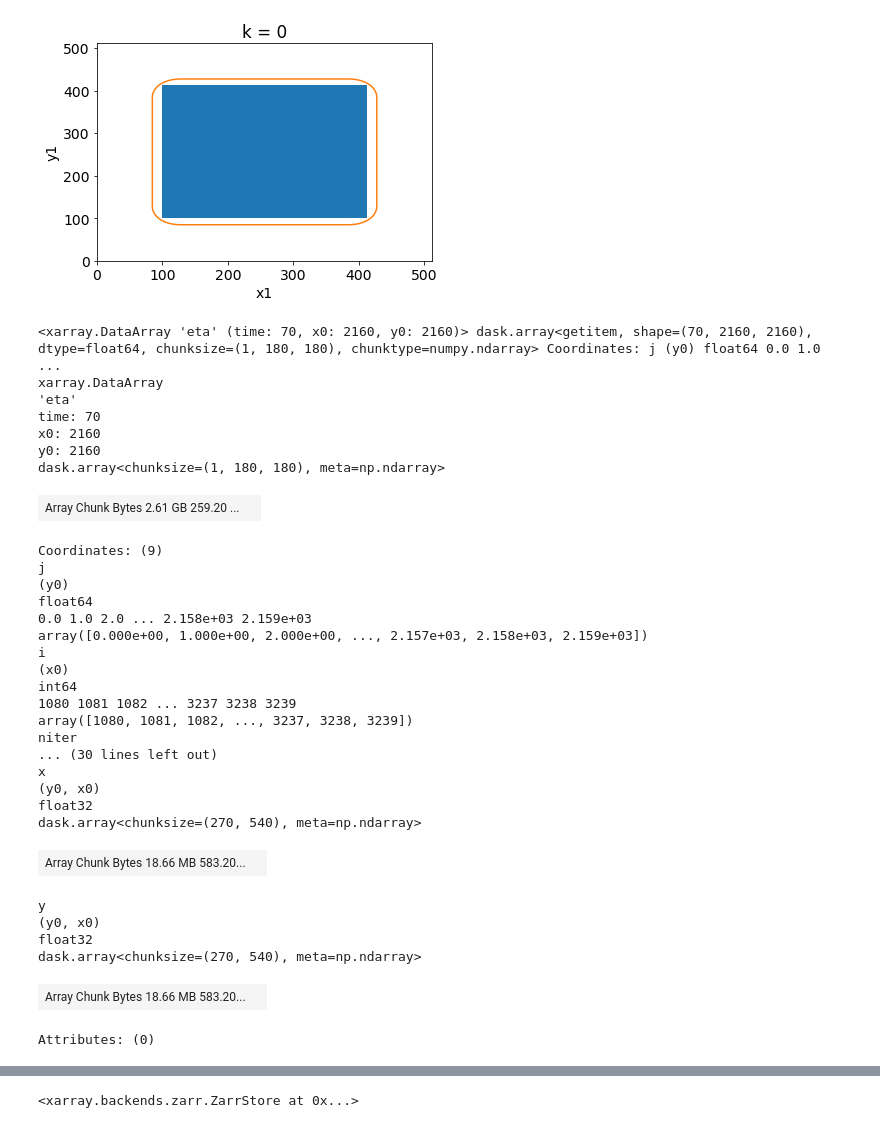
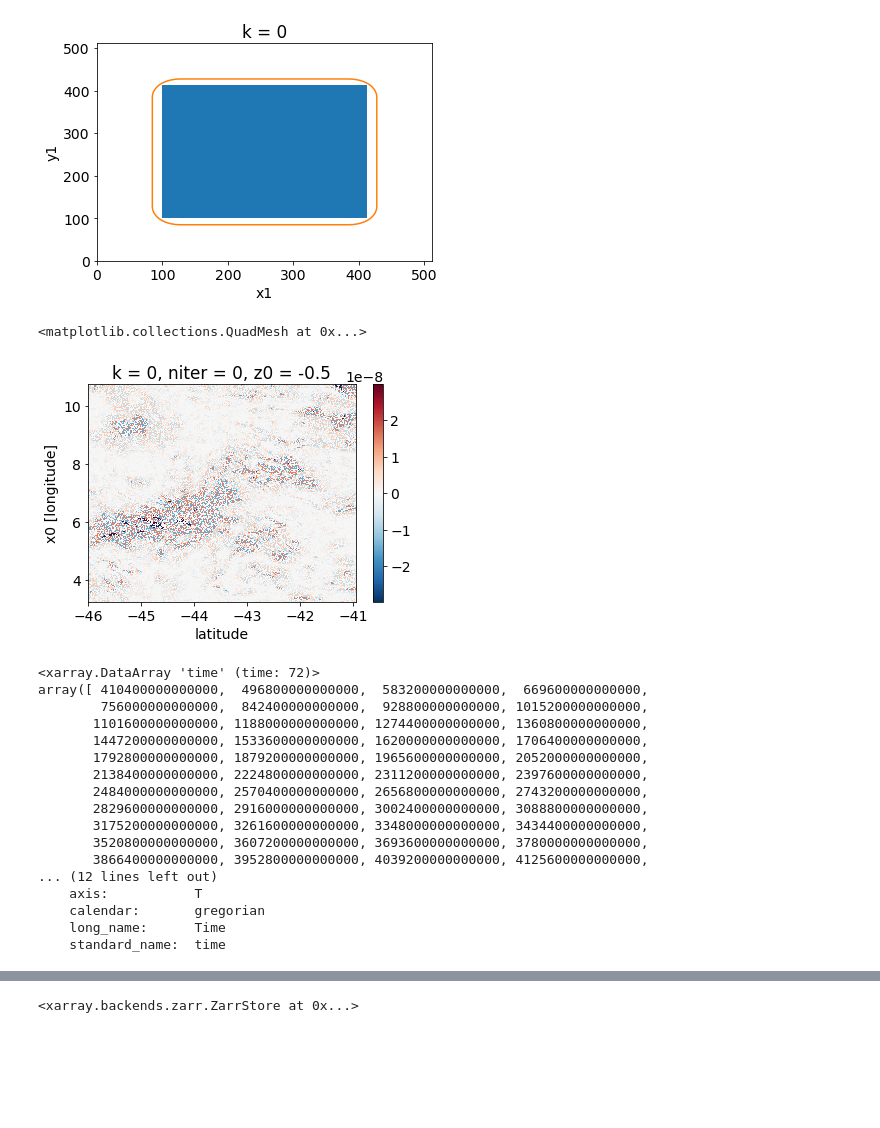
Before and after one commit to cspencerjones/separating-balanced, a Jupyter notebook: python/ginsburg_results/geostrophy_tangent_plane.ipynb, the cells around one changed output, grey strips where cells are left out. Cells and saved outputs as stored; diff of their text form; code cells hidden in the pictures; blank space fills up the shorter version.

```diff
--- a/python/ginsburg_results/geostrophy_tangent_plane.ipynb
+++ b/python/ginsburg_results/geostrophy_tangent_plane.ipynb
@@ -74,7 +82,7 @@ def sinc2(x, a):
     return np.sinc(x/a)
 
 window_width=72
-weight = xr.DataArray(sinc2(np.expand_dims(np.arange(-window_width/2,window_width/2),1),np.expand_dims(np.pi/f/3600*1.1,0)), dims=['window','j'])
+weight = xr.DataArray(sinc2(np.expand_dims(np.arange(-window_width/2,window_width/2),1),np.expand_dims(np.pi/f/3600,0)*1.1), dims=['window','j'])
 #weight = xr.DataArray(sinc2(np.arange(-window_width/2,window_width/2), window_width/2), dims=['window'])
 nofiles=1709
 u_eul_filtered = uvel_eul.U.chunk({'time':-1}).rolling(time=window_width, center=True).construct('window').dot(weight,dims='window')/weight.sum('window')
@@ -84,12 +92,12 @@ u_eul_filtered = u_eul_filtered.isel(time=slice(43,43+nofiles)).assign_coords({'
 v_eul_filtered = v_eul_filtered.isel(time=slice(43,43+nofiles)).assign_coords({'time':np.arange(0,nofiles)*3600})
 eta_eul_filtered = eta_eul_filtered.isel(time=slice(43,43+nofiles)).assign_coords({'time':np.arange(0,nofiles)*3600})
 
-u_eul_unfilt = uvel_eul.U.isel(time=slice(1,1800))
-v_eul_unfilt = vvel_eul.V.isel(time=slice(1,1800))
-eta_eul_unfilt = eta_eul.isel(time=slice(1,1800))
+u_eul_unfilt = uvel_eul.U.isel(time=slice(0,1800))
+v_eul_unfilt = vvel_eul.V.isel(time=slice(0,1800))
+eta_eul_unfilt = eta_eul.isel(time=slice(0,1800))
 
-u_eul_filtered = u_eul_filtered.isel(time=slice(1,1700,24)).drop_vars('time')
-v_eul_filtered = v_eul_filtered.isel(time=slice(1,1700,24)).drop_vars('time')
+u_eul_filtered = u_eul_filtered.isel(time=slice(0,1700,24)).drop_vars('time')
+v_eul_filtered = v_eul_filtered.isel(time=slice(0,1700,24)).drop_vars('time')
 # %%
 u_eul_filtered = u_eul_filtered.assign_coords(x0=("i", uvel_filtered.x0.values)).swap_dims({"i": "x0"})
 u_eul_filtered = u_eul_filtered.assign_coords(y0=("j", uvel_filtered.y0.values)).swap_dims({"j": "y0"})
@@ -593,38 +573,30 @@ ax.add_patch(Rectangle((100, 100), 312, 312))
 # %% [output]
 <matplotlib.patches.Rectangle at 0x...>
 [figure]
-# %%
-ssh_filtered
-# %% [output]
-<xarray.DataArray 'eta' (time: 70, x0: 2160, y0: 2160)> dask.array<getitem, shape=(70, 2160, 2160), dtype=float64, chunksize=(1, 180, 180), chunktype=numpy.ndarray> Coordinates: j (y0) float64 0.0 1.0 ...
-xarray.DataArray
-'eta'
-time: 70
-x0: 2160
-y0: 2160
-dask.array<chunksize=(1, 180, 180), meta=np.ndarray>
-| Array Chunk Bytes 2.61 GB 259.20 ... |  |
-Coordinates: (9)
-j
-(y0)
-float64
-0.0 1.0 2.0 ... 2.158e+03 2.159e+03
-array([0.000e+00, 1.000e+00, 2.000e+00, ..., 2.157e+03, 2.158e+03, 2.159e+03])
-i
-(x0)
-int64
-1080 1081 1082 ... 3237 3238 3239
-array([1080, 1081, 1082, ..., 3237, 3238, 3239])
-niter
-... (30 lines left out)
-x
-(y0, x0)
-float32
-dask.array<chunksize=(270, 540), meta=np.ndarray>
-| Array Chunk Bytes 18.66 MB 583.20... |  |
-y
-(y0, x0)
-float32
-dask.array<chunksize=(270, 540), meta=np.ndarray>
-| Array Chunk Bytes 18.66 MB 583.20... |  |
-Attributes: (0)
+# %%
+(ds1.unfiltered_v.isel(time=69, i=slice(900,-900),j=slice(900,-900)).swap_dims({'i':'x0','j':'y0'})-
+ vvel_unfiltered.isel(time=slice(43,1700,24)
+                                 ).isel(x0=slice(xmina,xmaxa),y0=slice(ymina,ymaxa)).isel(time=69)).plot()
+# %% [output]
+<matplotlib.collections.QuadMesh at 0x...>
+[figure, added]
+# %%
+frontogenesis.time
+# %% [output]
+<xarray.DataArray 'time' (time: 72)>
+array([ 410400000000000,  496800000000000,  583200000000000,  669600000000000,
+        756000000000000,  842400000000000,  928800000000000, 1015200000000000,
+       1101600000000000, 1188000000000000, 1274400000000000, 1360800000000000,
+       1447200000000000, 1533600000000000, 1620000000000000, 1706400000000000,
+       1792800000000000, 1879200000000000, 1965600000000000, 2052000000000000,
+       2138400000000000, 2224800000000000, 2311200000000000, 2397600000000000,
+       2484000000000000, 2570400000000000, 2656800000000000, 2743200000000000,
+       2829600000000000, 2916000000000000, 3002400000000000, 3088800000000000,
+       3175200000000000, 3261600000000000, 3348000000000000, 3434400000000000,
+       3520800000000000, 3607200000000000, 3693600000000000, 3780000000000000,
+       3866400000000000, 3952800000000000, 4039200000000000, 4125600000000000,
+... (12 lines left out)
+    axis:           T
+    calendar:       gregorian
+    long_name:      Time
+    standard_name:  time
```
Also changed, not shown: parts of 11 cells of this notebook, 5 other files.
